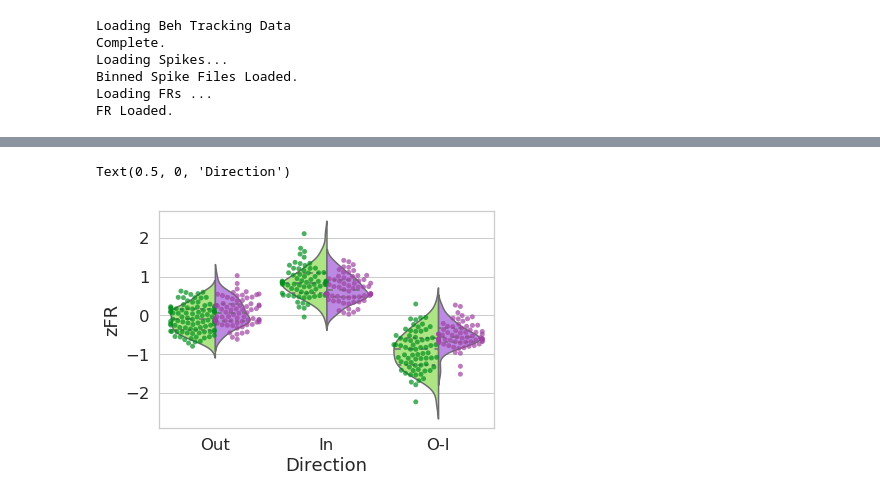
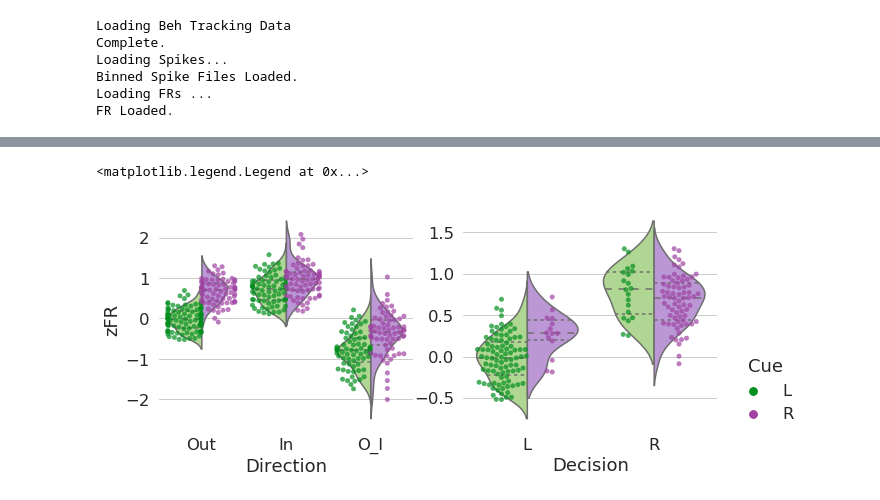
Before and after one commit to alexgonzl/TreeMazeAnalyses, a Jupyter notebook: Notebooks/Trials_Structures_Zones.ipynb, the cells around one changed output, grey strips where cells are left out. Cells and saved outputs as stored; diff of their text form; code cells hidden in the pictures.

Commit message:
mostly finalized lm trial analyses

```diff
--- a/Notebooks/Trials_Structures_Zones.ipynb
+++ b/Notebooks/Trials_Structures_Zones.ipynb
@@ -43,13 +44,6 @@ import spatial_tuning as ST
 import stats_functions as StatsF
 import plot_functions as PF
 import zone_analyses_session as ZA
-# %%
-oakPaths = {}
-oakPaths['Root'] = Path('/mnt/o/giocomo/alexg/')
-oakPaths['Clustered'] = oakPaths['Root']/'Clustered'
-oakPaths['PreProcessed'] = oakPaths['Root']/'PreProcessed'
-oakPaths['Raw'] =oakPaths['Root'] / 'RawData'/'InVivo'
-oakPaths['Analyses'] =oakPaths['Root']/'Analyses'
 # %%
 animal = 'Li'
 task = 'T3g'
@@ -269,7 +322,7 @@ TrialInfo['ValidSeqOffTrials'] = vOTr
 TrialInfo['ValidSeqTrID'] = TrSeqs
 TrialInfo['ValidSeqOffTrID'] = OffTrSeqs
 
-conds = ['Cues','Desc','Co','Traj','OTraj','Dur','Good','Short']
+conds = ['Cues','Desc','Co','Traj','OTraj','Dur','Good','Length','OLength']
 TrCondMat = pd.DataFrame(np.full((nTr,len(conds)),np.nan),index=TrialInfo['All']['Trials'],columns=conds)
 
 TrCondMat['Cues'] = TrialInfo['Cues']
@@ -291,10 +344,10 @@ x=np.full(nTr,'')
 for k,v in TrialInfo['ValidSeqTrID'].items():
     if len(v)>0:
         x[k-1]=v[2]
-TrCondMat['Short']= x=='S'
+TrCondMat['Length']= x
 
 x=np.full(nTr,'')
 for k,v in TrialInfo['ValidSeqOffTrID'].items():
     if len(v)>0:
         x[k-1]=v[2]
-TrCondMat['OShort']= x=='S'
+TrCondMat['OLength']= x
@@ -560,17 +769,48 @@ with sns.color_palette(pal):
 # %%
-sns.set(style="whitegrid",font_scale=1.5)
+f,ax = plt.subplots(1,2, figsize=(10,4))
+
+sns.set(style="whitegrid",font_scale=1.5,rc={
+    'axes.spines.bottom': False,
+    'axes.spines.left': False,
+    'axes.spines.right': False,
+    'axes.spines.top': False,
+    'axes.edgecolor':'0.5'})
+
 pal = sns.xkcd_palette(['spring green','light purple'])
+
 subset = cellDat['Co']=='Co'
-dat = cellDat[subset].groupby(['trID','IO','Cue']).mean()
+dat =[]
+dat = cellDat[subset].groupby(['trID','IO','Cue','Desc']).mean()
 dat = dat.reset_index()
 with sns.color_palette(pal):
-    ax=sns.violinplot(y='zFR',x='IO',hue='Cue',data=dat,split=True,scale='count',inner='quartile',hue_order=['L','R'],saturation=0.7)
+    ax[0]=sns.violinplot(y='zFR',x='IO',hue='Desc',data=dat,split=True, ax=ax[0],
+                      scale='count',inner='quartile',hue_order=['L','R'],saturation=0.5,order=['Out','In','O_I'])
 pal = sns.xkcd_palette(['emerald green','medium purple'])
 with sns.color_palette(pal):
-    ax=sns.swarmplot(y='zFR',x='IO',hue='Cue',data=dat,dodge=True,hue_order=['L','R'],alpha=0.7,edgecolor='gray')
-l=ax.get_legend()
+    ax[0]=sns.swarmplot(y='zFR',x='IO',hue='Desc',data=dat,dodge=True,hue_order=['L','R'],alpha=0.7,ax=ax[0],
+                     edgecolor='gray',order=['Out','In','O_I'])
+l=ax[0].get_legend()
 l.set_visible(False)
-ax.set_xlabel('Direction')
+ax[0].set_xlabel('Direction')
+
+pal = sns.xkcd_palette(['spring green','light purple'])
+subset= cellDat['IO']=='Out'
+dat = cellDat[subset].groupby(['trID','Cue','Co','Desc']).mean()
+dat = dat.reset_index()
+
+with sns.color_palette(pal):
+    ax[1]=sns.violinplot(y='zFR',x='Desc',hue='Cue',data=dat,split=True,scale='width',ax=ax[1],
+                      inner='quartile',order=['L','R'],hue_order=['L','R'],saturation=0.5)
+pal = sns.xkcd_palette(['emerald green','medium purple'])
+with sns.color_palette(pal):
+    ax[1]=sns.swarmplot(y='zFR',x='Desc',hue='Cue',data=dat,dodge=True,order=['L','R'],ax=ax[1],
+                        hue_order=['L','R'],alpha=0.7,edgecolor='gray')
+ax[1].set_xlabel('Decision')
+ax[1].set_ylabel('')
+l=ax[1].get_legend()
+handles, labels = ax[1].get_legend_handles_labels()
+l.set_visible(False)
+plt.legend(handles[2:],labels[2:],bbox_to_anchor=(1.05, 0), loc=3, borderaxespad=0.,frameon=False,title='Cue')
 # %% [output]
-Text(0.5, 0, 'Direction')
+<matplotlib.legend.Legend at 0x...>
-[figure, old version]
+[figure, new version]
```
Also changed, not shown: parts of 60 cells of this notebook, 2 other files.
